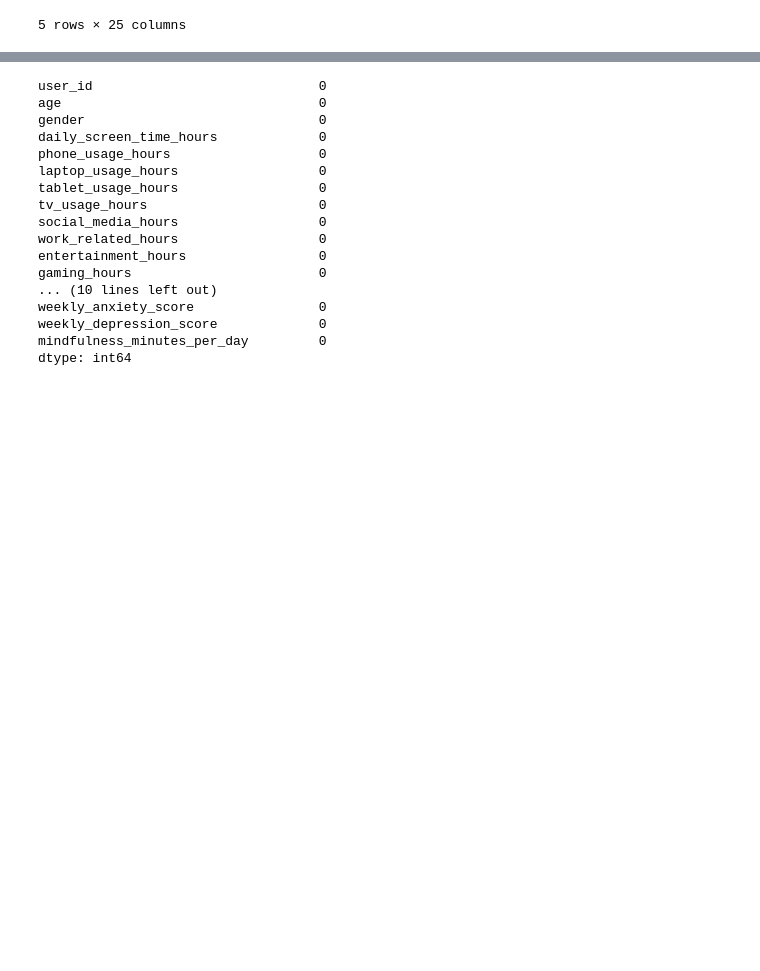
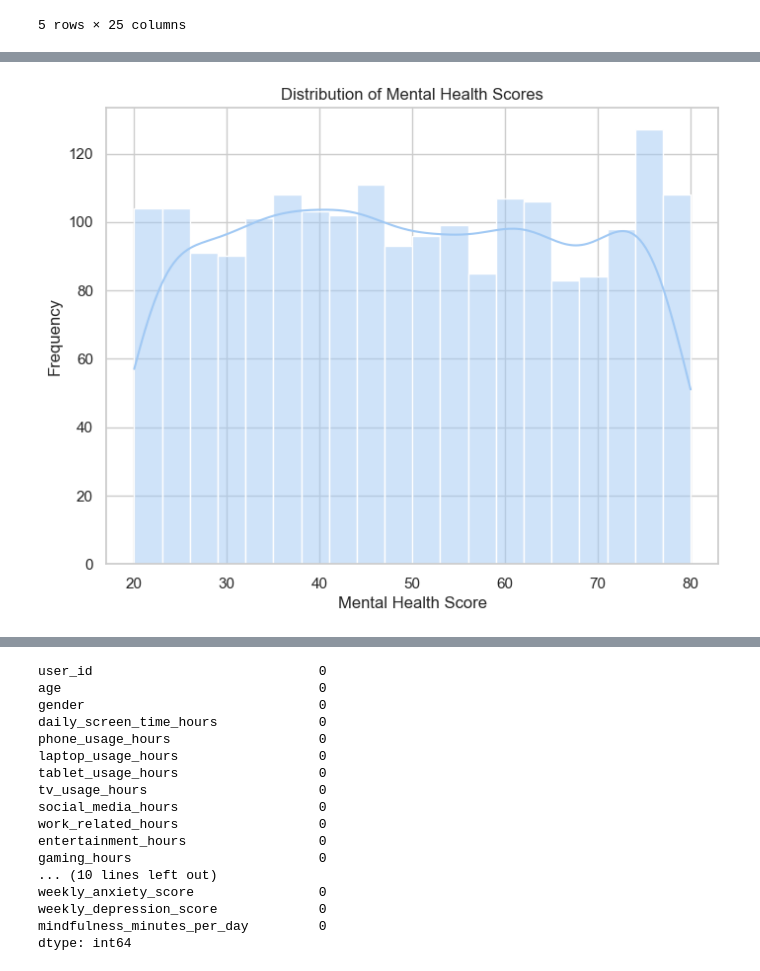
Before and after one commit to sharmina-lina/mental-health-prediction, a Jupyter notebook: mental_health_prediction.ipynb, the cells around one changed output, grey strips where cells are left out. Saved outputs shown, nothing was run; the diff lists cells and outputs as text; code cells hidden in the pictures; blank space fills up the shorter version.

```diff
--- a/mental_health_prediction.ipynb
+++ b/mental_health_prediction.ipynb
@@ -69,0 +151,11 @@ memory usage: 390.8+ KB
+# %%
+# Histogram for mental_health_score
+plt.figure(figsize=(8, 6))
+sns.histplot(df['mental_health_score'], kde=True, bins=20)
+plt.title('Distribution of Mental Health Scores')
+plt.xlabel('Mental Health Score')
+plt.ylabel('Frequency')
+plt.savefig('histogram_mental_health.png')  # For LaTeX inclusion
+plt.show()
+# %% [output]
+[figure, added]
```
Also changed, not shown: parts of 35 cells of this notebook, 29 other files.
